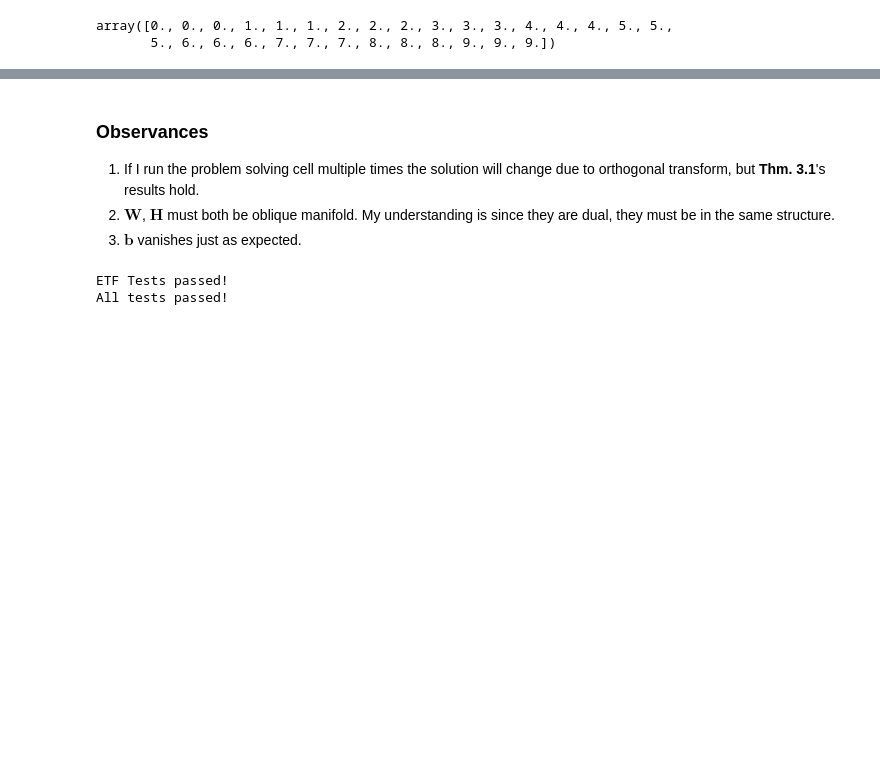
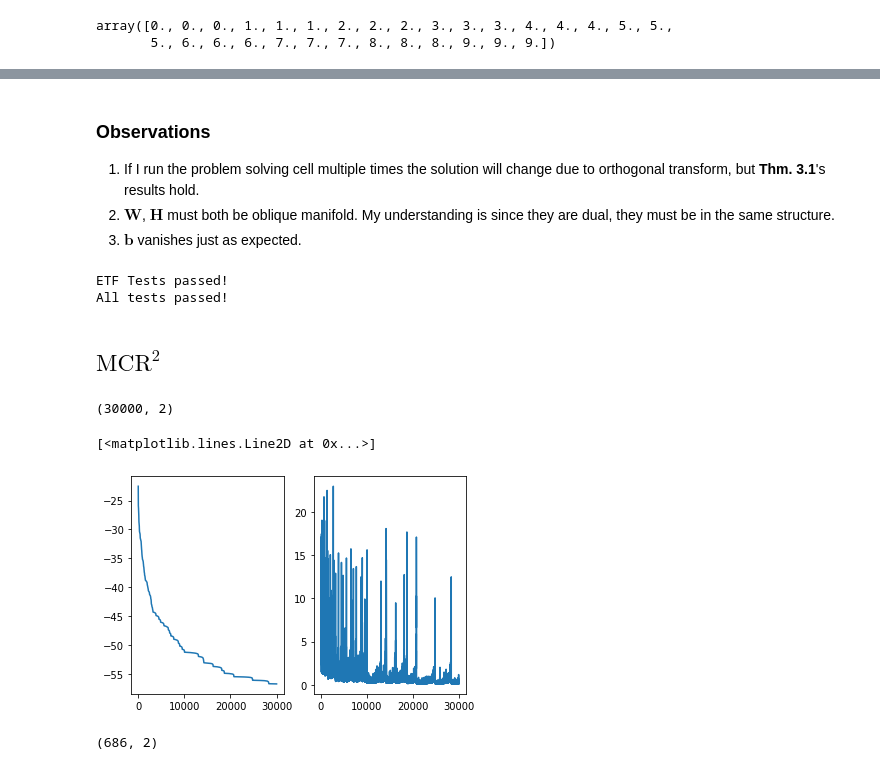
Before and after one commit to 10258392511/NeuralCollapse, a Jupyter notebook: experiments.ipynb, the cells around one changed output, grey strips where cells are left out. Drawn from its saved outputs; the diff is of its cells as text; code cells hidden in the pictures; blank space fills up the shorter version.

```diff
--- a/experiments.ipynb
+++ b/experiments.ipynb
@@ -197,5 +201,5 @@ array([[ 0.3432,  0.3432,  0.3432,  0.3432,  0.3432,  0.3432,  0.3432,  0.3432,
 # %% [markdown]
-### Observances
+### Observations
 1. If I run the problem solving cell multiple times the solution will change due to orthogonal transform, but **Thm. 3.1**'s results hold.
 1. $\mathbf W$, $\mathbf H$ must both be oblique manifold. My understanding is since they are dual, they must be in the same structure.
 1. $\mathbf b$ vanishes just as expected.
@@ -204,3 +208,5 @@ check_duality(W, H)
 # %% [output]
 ETF Tests passed!
 All tests passed!
+# %% [markdown]
+## $\text{MCR}^2$
@@ -206,0 +224,12 @@ All tests passed!
+# %%
+data = convert_stdout_to_data("loss_RGD.txt")
+data.shape
+# %% [output]
+(30000, 2)
+# %%
+fig, axes = plt.subplots(1, 2)
+axes[0].plot(data[:, 0])
+axes[1].plot(data[:, 1])
+# %% [output]
+[<matplotlib.lines.Line2D at 0x...>]
+[figure, added]
@@ -206,0 +247,5 @@ All tests passed!
+# %%
+data = convert_stdout_to_data("loss_RTR.txt", "RTR")
+data.shape
+# %% [output]
+(686, 2)
```
Also changed, not shown: parts of 15 cells of this notebook, 4 other files.
